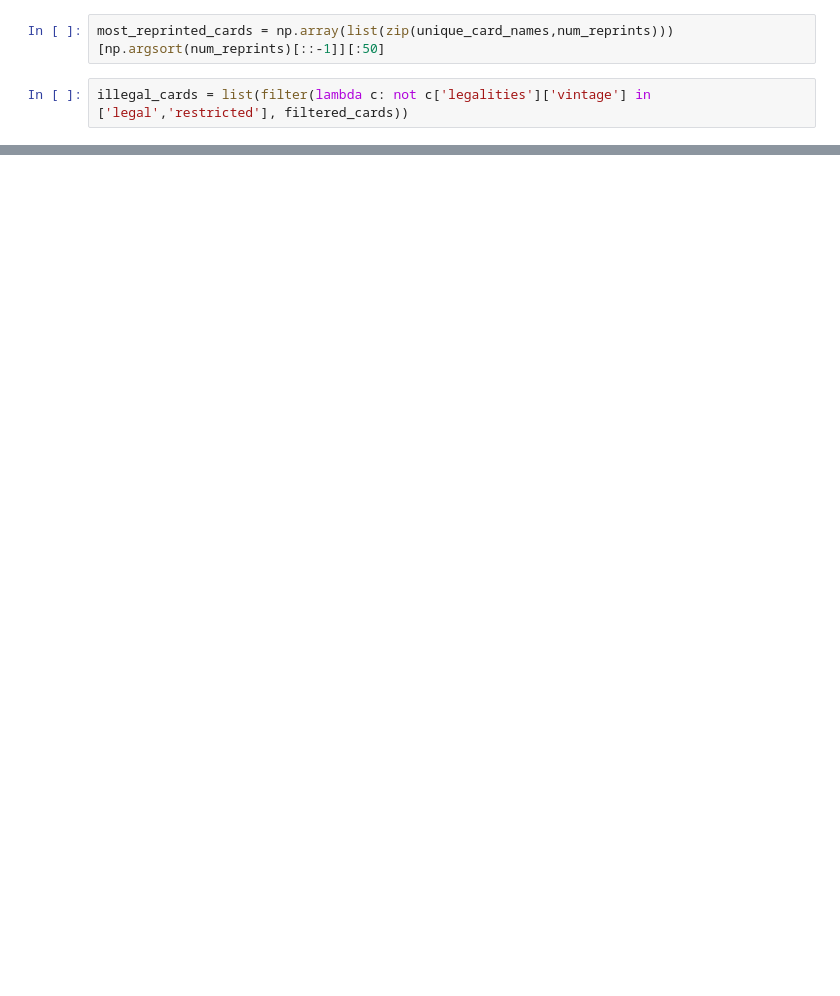
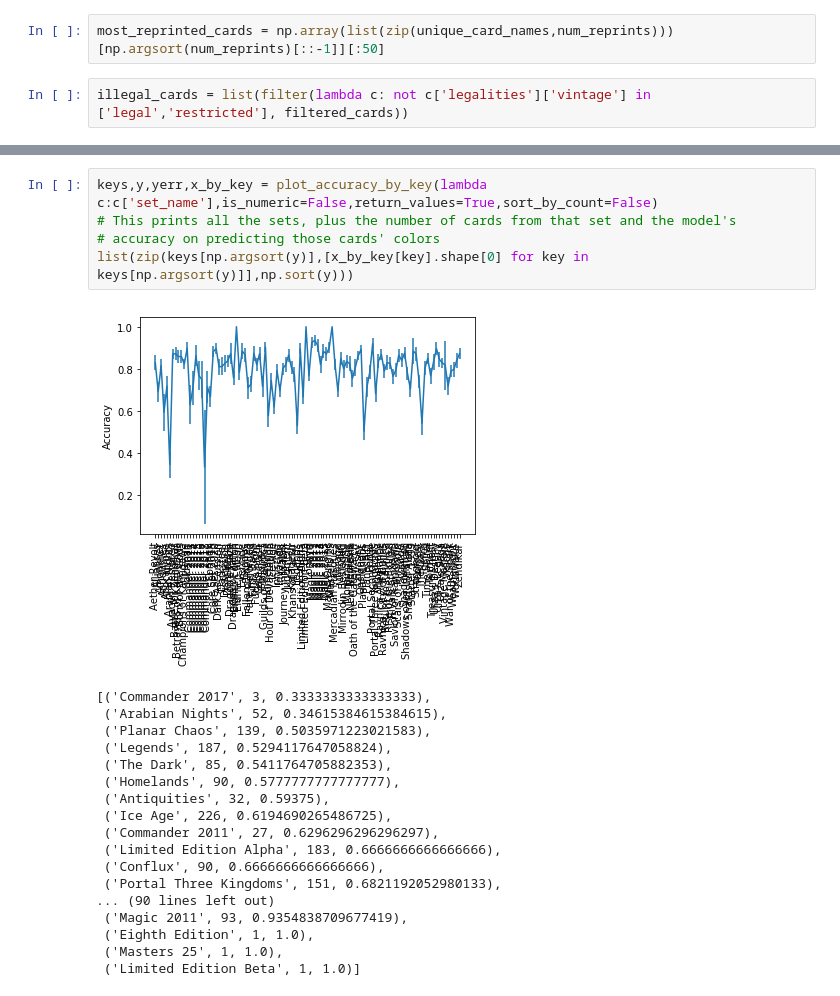
Before and after one commit to basvanopheusden/mtg, a Jupyter notebook: Mtg.ipynb, the cells around one changed output, grey strips where cells are left out. Cells and saved outputs as stored; diff of their text form; blank space fills up the shorter version.

```diff
--- a/Mtg.ipynb
+++ b/Mtg.ipynb
@@ -123,3 +300,27 @@ list(zip(np.sort(y),keys[np.argsort(y)],[x_by_key[key].shape[0] for key in keys[
+# %%
+keys,y,yerr,x_by_key = plot_accuracy_by_key(lambda c:c['set_name'],is_numeric=False,return_values=True,sort_by_count=False)
+# This prints all the sets, plus the number of cards from that set and the model's
+# accuracy on predicting those cards' colors
+list(zip(keys[np.argsort(y)],[x_by_key[key].shape[0] for key in keys[np.argsort(y)]],np.sort(y)))
+# %% [output]
+[figure, added]
+[('Commander 2017', 3, 0.3333333333333333),
+ ('Arabian Nights', 52, 0.34615384615384615),
+ ('Planar Chaos', 139, 0.5035971223021583),
+ ('Legends', 187, 0.5294117647058824),
+ ('The Dark', 85, 0.5411764705882353),
+ ('Homelands', 90, 0.5777777777777777),
+ ('Antiquities', 32, 0.59375),
+ ('Ice Age', 226, 0.6194690265486725),
+ ('Commander 2011', 27, 0.6296296296296297),
+ ('Limited Edition Alpha', 183, 0.6666666666666666),
+ ('Conflux', 90, 0.6666666666666666),
+ ('Portal Three Kingdoms', 151, 0.6821192052980133),
+... (90 lines left out)
+ ('Magic 2011', 93, 0.9354838709677419),
+ ('Eighth Edition', 1, 1.0),
+ ('Masters 25', 1, 1.0),
+ ('Limited Edition Beta', 1, 1.0)]
 # %%
 colors, confusion = get_confusion_matrix(m)
 plt.imshow(confusion,cmap='Greens')
```
Also changed, not shown: parts of 29 cells of this notebook, 2 other files.
